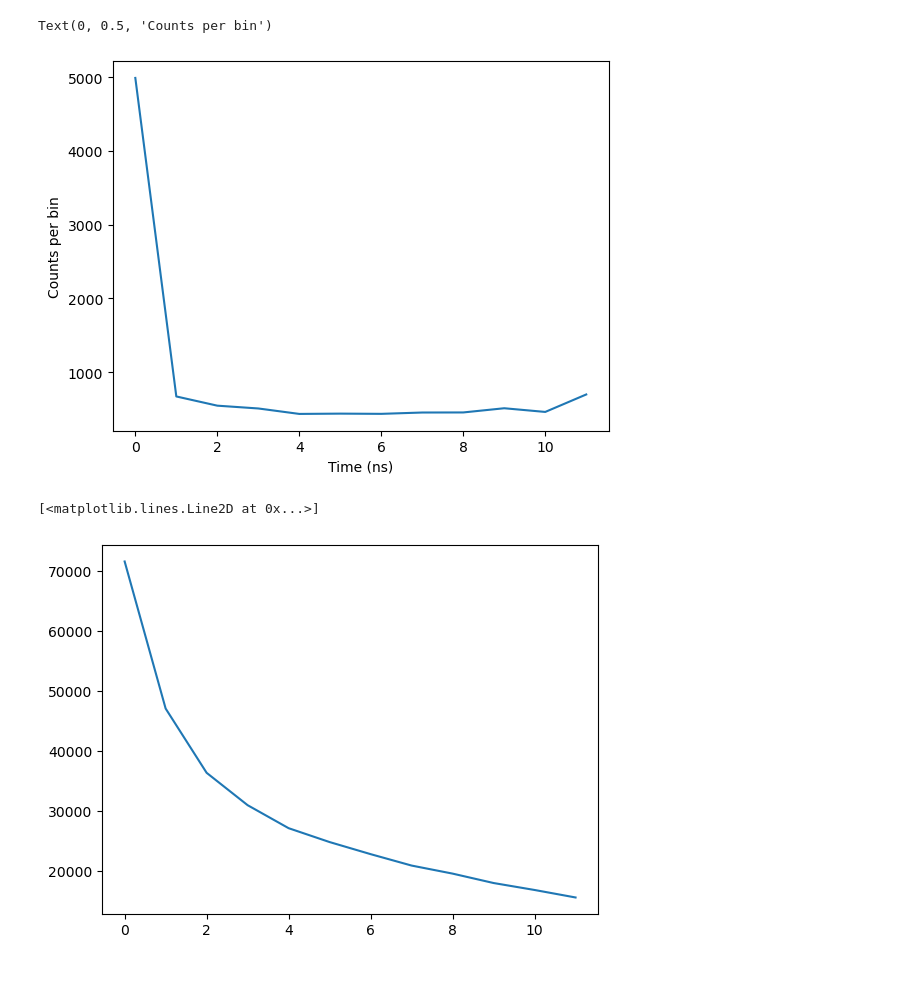
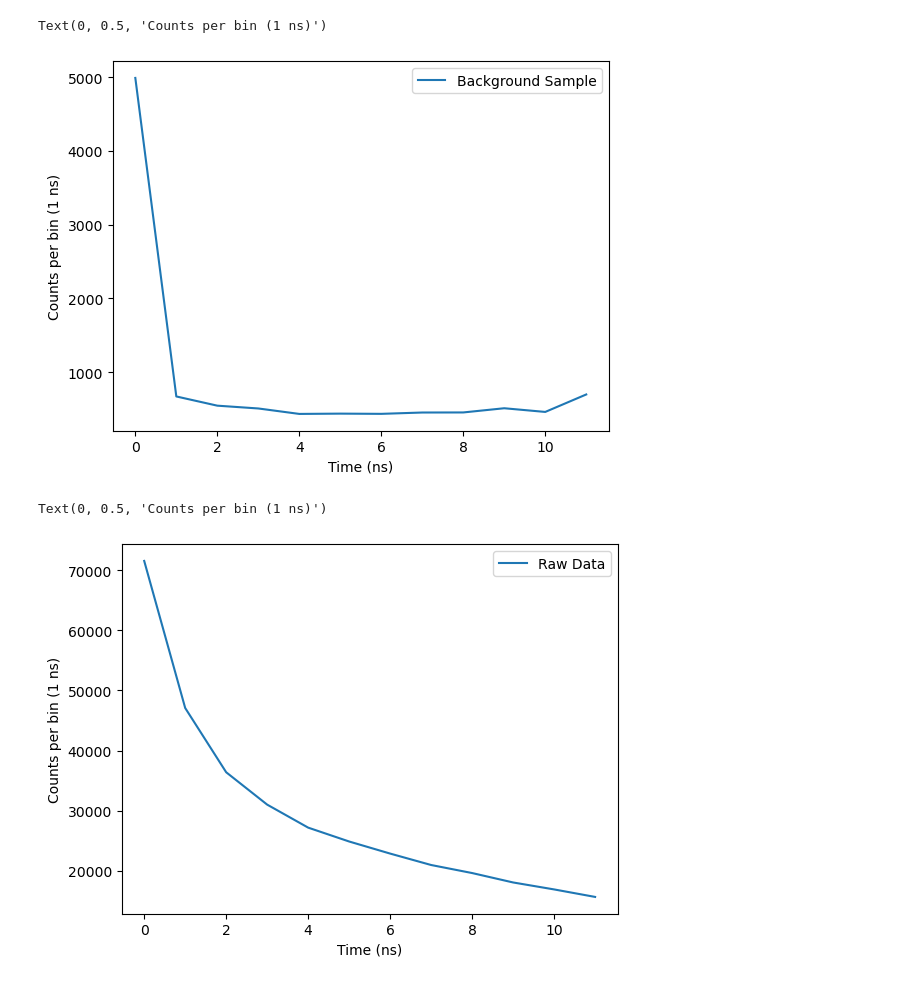
Before and after one commit to UW-Quantum-Defect-Lab/qdmodel, a Jupyter notebook: qdanalysis/timetagger_analysis/lifetimeanalysis.ipynb, the cells around one changed output. Drawn from its saved outputs; the diff is of its cells as text; code cells hidden in the pictures.

Commit message:
cleaned up code and also added function for plotting graphs

```diff
--- a/qdanalysis/timetagger_analysis/lifetimeanalysis.ipynb
+++ b/qdanalysis/timetagger_analysis/lifetimeanalysis.ipynb
@@ -116,22 +115,30 @@ bkg_data_file_name_12_bins = "Histogram_2025-08-05_111814_bkg_12.txt"
 # times, cts, num_files = read_multiple_text_files(['/Users/tommtommbom/Desktop/qdrepos/Data/20240827/530_30_bp_in_blankspot_1.5uW.txt'])
 # times, cts, num_files = read_multiple_text_files(['/home/angel/work/imod-internship/code/data/lifetime/tommy-lifetime/530_30_bp_in_blankspot_1.5uW.txt'])
 times, cts, num_files = read_multiple_text_files([f"{DATA_ABSOLUTE_PATH}{bkg_data_file_name_12_bins}"])
-plt.plot(times, cts) # 30 min integration time
+# times = times[:13]
+# cts = cts[:13]
+plt.plot(times, cts, label="Background Sample") # 30 min integration time
+plt.legend()
 plt.xlabel('Time (ns)')
-plt.ylabel('Counts per bin')
+plt.ylabel('Counts per bin (1 ns)')
 # %% [output]
-Text(0, 0.5, 'Counts per bin')
+Text(0, 0.5, 'Counts per bin (1 ns)')
-[figure, old version]
+[figure, new version]
 # %%
 # dot1 = ['2024_02_16/undoped_sio2/dot1/Histogram_2024-02-16_164853.txt', '2024_02_16/undoped_sio2/dot1/Histogram_2024-02-16_170058.txt', '2024_02_16/undoped_sio2/dot1/Histogram_2024-02-16_171116.txt']
 # dot2 = ['2024_02_16/undoped_sio2/dot2/Histogram_2024-02-16_182027.txt', '2024_02_16/undoped_sio2/dot2/Histogram_2024-02-16_205912.txt', '2024_02_16/undoped_sio2/dot2/Histogram_2024-02-16_211208.txt']
 # dot3 = ['2024_02_16/undoped_sio2/dot3/Histogram_2024-02-16_212316.txt', '2024_02_16/undoped_sio2/dot3/Histogram_2024-02-16_213333.txt','2024_02_16/undoped_sio2/dot3/Histogram_2024-02-16_214354.txt']
 # dot1 = ['/home/angel/work/imod-internship/code/data/dotdata/dot1/Histogram_2024-02-16_164853.txt', '/home/angel/work/imod-internship/code/data/dotdata/dot1/Histogram_2024-02-16_170058.txt', '/home/angel/work/imod-internship/code/data/dotdata/dot1/Histogram_2024-02-16_171116.txt']
 # dot2 = ['/home/angel/work/imod-internship/code/data/dotdata/dot2/Histogram_2024-02-16_182027.txt', '/home/angel/work/imod-internship/code/data/dotdata/dot2/Histogram_2024-02-16_205912.txt', '/home/angel/work/imod-internship/code/data/dotdata/dot2/Histogram_2024-02-16_211208.txt']
 # dot3 = ['/home/angel/work/imod-internship/code/data/dotdata/dot3/Histogram_2024-02-16_212316.txt', '/home/angel/work/imod-internship/code/data/dotdata/dot3/Histogram_2024-02-16_213333.txt','/home/angel/work/imod-internship/code/data/dotdata/dot3/Histogram_2024-02-16_214354.txt']
 data_file_name_12_bins = "Histogram_2025-08-05_111106_data_12_nodeadtime.txt"
+data_file_name_50_bins = "Histogram_2025-08-05_110652_data_50.txt"
 times_nv, cts_nv, num_files_nv = read_multiple_text_files([f"{DATA_ABSOLUTE_PATH}{data_file_name_12_bins}"])
-plt.plot(times_nv, cts_nv)
+
+plt.plot(times_nv, cts_nv, label="Raw Data")
+plt.legend()
+plt.xlabel("Time (ns)")
+plt.ylabel("Counts per bin (1 ns)")
 # %% [output]
-[<matplotlib.lines.Line2D at 0x...>]
+Text(0, 0.5, 'Counts per bin (1 ns)')
-[figure, old version]
+[figure, new version]
```
Also changed, not shown: parts of 5 cells of this notebook.
